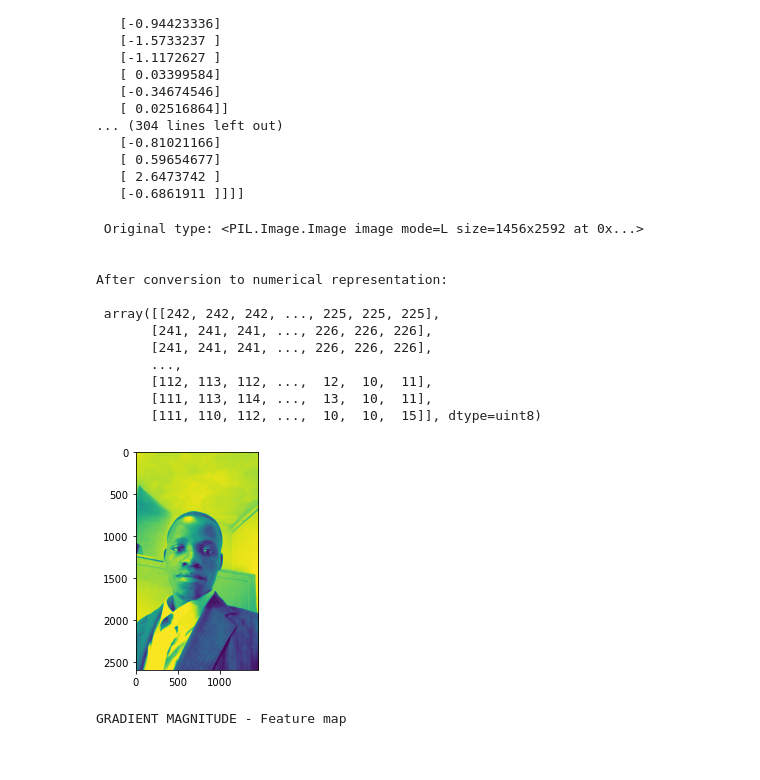
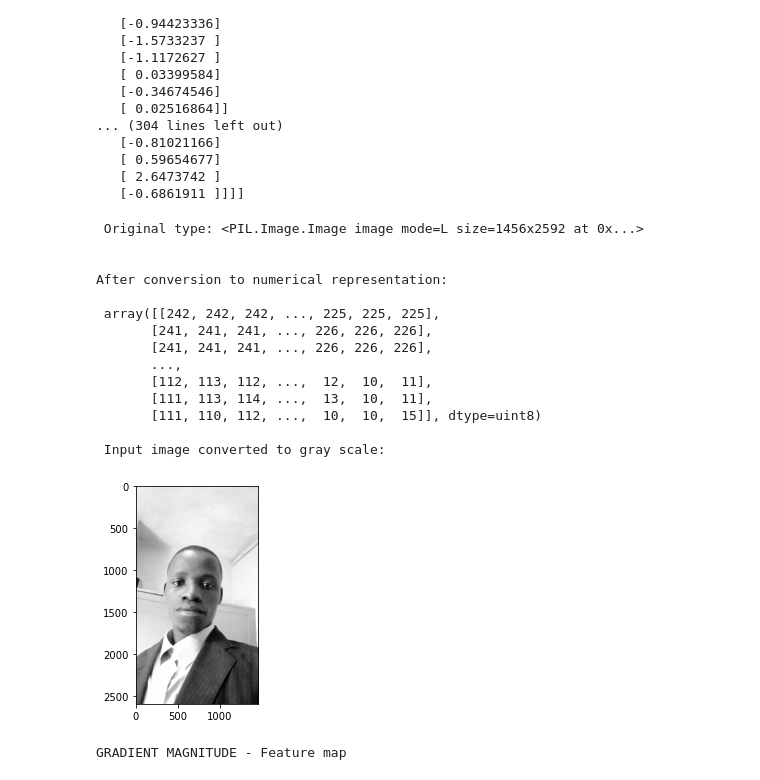
Before and after one commit to muwongelawrence-tech/Fuel-consumption-in-canada, a Jupyter notebook: Fuel consumption in Canada.ipynb, the cells around one changed output. Saved outputs shown, nothing was run; the diff lists cells and outputs as text; code cells hidden in the pictures.

```diff
--- a/Fuel consumption in Canada.ipynb
+++ b/Fuel consumption in Canada.ipynb
@@ -201,36 +201,38 @@ Input
 # %%
 im = Image.open('ml2.jpg')  # type here your image's name
 
 image_gr = im.convert("L")
 # convert("L") translate color images into black and white
 # uses the ITU-R 601-2 Luma transform (there are several
 # ways to convert an image to grey scale)
 print("\n Original type: %r \n\n" % image_gr)
 
 # convert image to a matrix with values from 0 to 255 (uint8)
 arr = np.asarray(image_gr)
 print("After conversion to numerical representation: \n\n %r" % arr)
 ### Activating matplotlib for Ipython
 %matplotlib inline
 ### Plot image
 imgplot = plt.imshow(arr)
-# imgplot.set_cmap('gray')  #you can experiment different colormaps (Greys,winter,autumn)
-# print("\n Input image converted to gray scale: \n")
-# plt.show(imgplot)
+imgplot.set_cmap('gray')  #you can experiment different colormaps (Greys,winter,autumn)
+print("\n Input image converted to gray scale: \n")
+plt.show(imgplot)
 # %% [output]
  Original type: <PIL.Image.Image image mode=L size=1456x2592 at 0x...>
 
 
 After conversion to numerical representation:
 
  array([[242, 242, 242, ..., 225, 225, 225],
        [241, 241, 241, ..., 226, 226, 226],
        [241, 241, 241, ..., 226, 226, 226],
        ...,
        [112, 113, 112, ...,  12,  10,  11],
        [111, 113, 114, ...,  13,  10,  11],
        [111, 110, 112, ...,  10,  10,  15]], dtype=uint8)
+
+ Input image converted to gray scale:
-[figure, old version]
+[figure, new version]
 # %%
 # Now, we will experiment using an edge detector kernel.
 kernel = np.array([[ 0, 1, 0],
```
Also changed, not shown: parts of 2 cells of this notebook.
